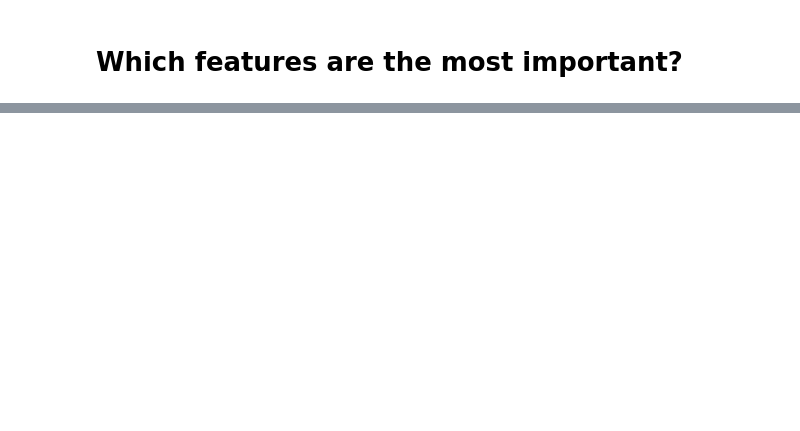
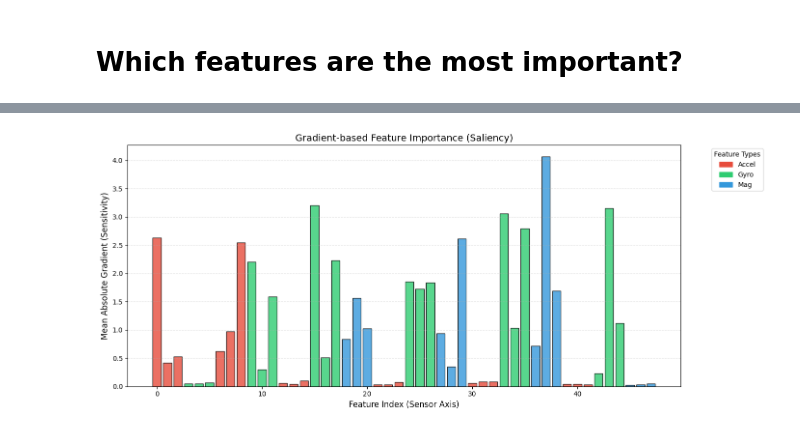
Before and after one commit to amiouepk/ECE-SP-26-18-Capstone-Project, a Jupyter notebook: Jag/python/Jag_Rock,_Paper,_Scissors_Classification.ipynb, the cells around one changed output, grey strips where cells are left out. Saved outputs shown, nothing was run; the diff lists cells and outputs as text; code cells hidden in the pictures; blank space fills up the shorter version.

```diff
--- a/Jag/python/Jag_Rock,_Paper,_Scissors_Classification.ipynb
+++ b/Jag/python/Jag_Rock,_Paper,_Scissors_Classification.ipynb
@@ -1007,50 +1145,54 @@ print(f"Overall F1-score: {overall_f1:.4f}")
 # %%
-baseline_acc = accuracy_fn(y_true=y_test, y_pred=torch.argmax(model_4(X_test), dim=1))
+# 1. Prepare the input for gradients
+# Using X_new (your latest test set) to see what the model is looking at NOW
+X_grad_input = X_new.clone().detach().requires_grad_(True)
 
-importances = []
-for i in range(X_test.shape[1]):
-    X_permuted = X_test.clone()
-    X_permuted[:, i] = X_test[torch.randperm(X_test.shape[0]), i]  # shuffle column i
+# 2. Forward pass
+model_4.eval()
+# Note: We do NOT use torch.inference_mode() here because we NEED gradients
+output = model_4(X_grad_input)
 
-    with torch.inference_mode():
-        perm_pred = torch.argmax(model_4(X_permuted), dim=1)
+# 3. Backward pass on the sum of max logits (sensitivity check)
+# We take the sum so we can backpropagate a single scalar
+output.max(dim=1).values.sum().backward()
 
-    perm_acc = accuracy_fn(y_true=y_test, y_pred=perm_pred)
-    importances.append(baseline_acc - perm_acc)  # drop in accuracy = importance
+# 4. Extract Importance (Mean Absolute Gradient)
+# Higher gradient = higher sensitivity = higher importance
+importances = X_grad_input.grad.abs().mean(dim=0).cpu().detach().numpy()
 
-# Define feature groups and assign colors
+# 5. Define feature groups (Ensuring index 48 is included)
 feature_groups = {
     'Accel': [0, 1, 2, 6, 7, 8, 12, 13, 14, 21, 22, 23, 30, 31, 32, 39, 40, 41],
-    'Gyro': [3, 4, 5, 9, 10, 11, 15, 16, 17, 24, 25, 26, 33, 34, 35, 42, 43, 44],
-    'Mag': [18, 19, 20, 27, 28, 29, 36, 37, 38, 45, 46, 47, 48]
+    'Gyro':  [3, 4, 5, 9, 10, 11, 15, 16, 17, 24, 25, 26, 33, 34, 35, 42, 43, 44],
+    'Mag':   [18, 19, 20, 27, 28, 29, 36, 37, 38, 45, 46, 47, 48]
 }
 
-group_colors = {
-    'Accel': 'red',
-    'Gyro': 'green',
-    'Mag': 'blue'
-}
+group_colors = {'Accel': '#e74c3c', 'Gyro': '#2ecc71', 'Mag': '#3498db'}
 
+# Assign colors to bars
 feature_colors = []
-for i in range(X_test.shape[1]):
-    assigned_color = 'gray' # Default color
-    for group_name, feature_indices in feature_groups.items():
-        if i in feature_indices:
+for i in range(X_grad_input.shape[1]):
+    assigned_color = '#95a5a6' # Default gray
+    for group_name, indices in feature_groups.items():
+        if i in indices:
             assigned_color = group_colors[group_name]
             break
     feature_colors.append(assigned_color)
 
-# Plot
-plt.figure(figsize=(12, 6))
-plt.bar(range(len(importances)), importances, color=feature_colors)
-plt.xlabel("Feature Index")
-plt.ylabel("Drop in Accuracy")
-plt.title("Permutation Feature Importance")
+# 6. Plotting
+plt.figure(figsize=(14, 6))
+plt.bar(range(len(importances)), importances, color=feature_colors, edgecolor='black', alpha=0.8)
 
-# Create a legend
-handles = [plt.Rectangle((0,0),1,1, color=group_colors[group_name]) for group_name in group_colors]
-labels = list(group_colors.keys())
-plt.legend(handles, labels, title="Feature Types", bbox_to_anchor=(1.05, 1), loc='upper left')
+plt.title("Gradient-based Feature Importance (Saliency)", fontsize=14)
+plt.xlabel("Feature Index (Sensor Axis)", fontsize=12)
+plt.ylabel("Mean Absolute Gradient (Sensitivity)", fontsize=12)
+plt.grid(axis='y', linestyle='--', alpha=0.4)
+
+# Create legend
+handles = [plt.Rectangle((0,0),1,1, color=group_colors[g]) for g in group_colors]
+plt.legend(handles, group_colors.keys(), title="Feature Types", bbox_to_anchor=(1.05, 1), loc='upper left')
 
 plt.tight_layout()
 plt.show()
+# %% [output]
+[figure, added]
```
Also changed, not shown: parts of 14 cells of this notebook.
